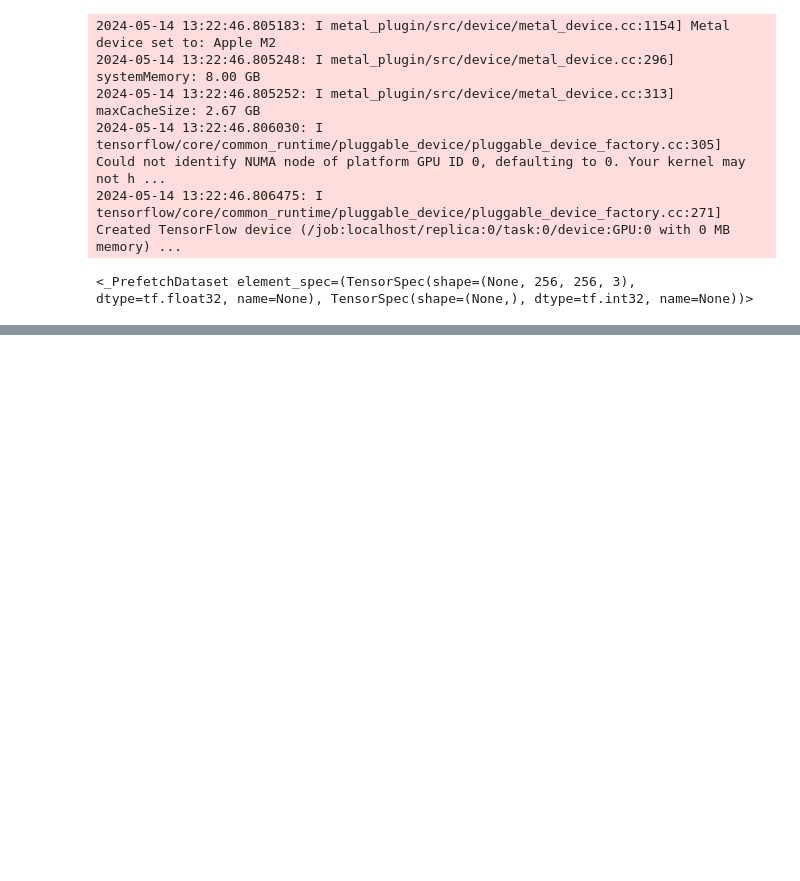
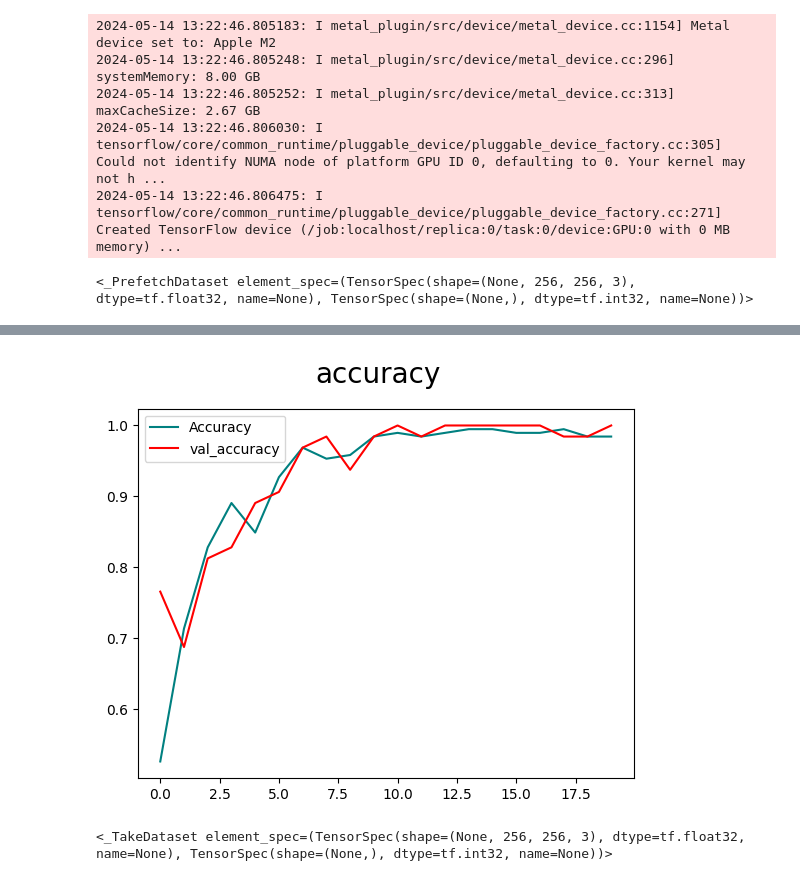
Before and after one commit to DhanuDe/CNN_project, a Jupyter notebook: Image_classification.ipynb, the cells around one changed output, grey strips where cells are left out. Cells and saved outputs as stored; diff of their text form; code cells hidden in the pictures; blank space fills up the shorter version.

```diff
--- a/Image_classification.ipynb
+++ b/Image_classification.ipynb
@@ -141,0 +322,9 @@ batch[1]
+# %%
+fig = plt.figure()
+plt.plot(hist.history['accuracy'],color ='teal',label ='Accuracy')
+plt.plot(hist.history['val_accuracy'],color ='red',label ='val_accuracy')
+fig.suptitle('accuracy',fontsize =20)
+plt.legend(loc ='upper left')
+plt.show()
+# %% [output]
+[figure, added]
@@ -141,0 +337,4 @@ batch[1]
+# %%
+test
+# %% [output]
+<_TakeDataset element_spec=(TensorSpec(shape=(None, 256, 256, 3), dtype=tf.float32, name=None), TensorSpec(shape=(None,), dtype=tf.int32, name=None))>
```
Also changed, not shown: parts of 49 cells of this notebook, 10 other files.
